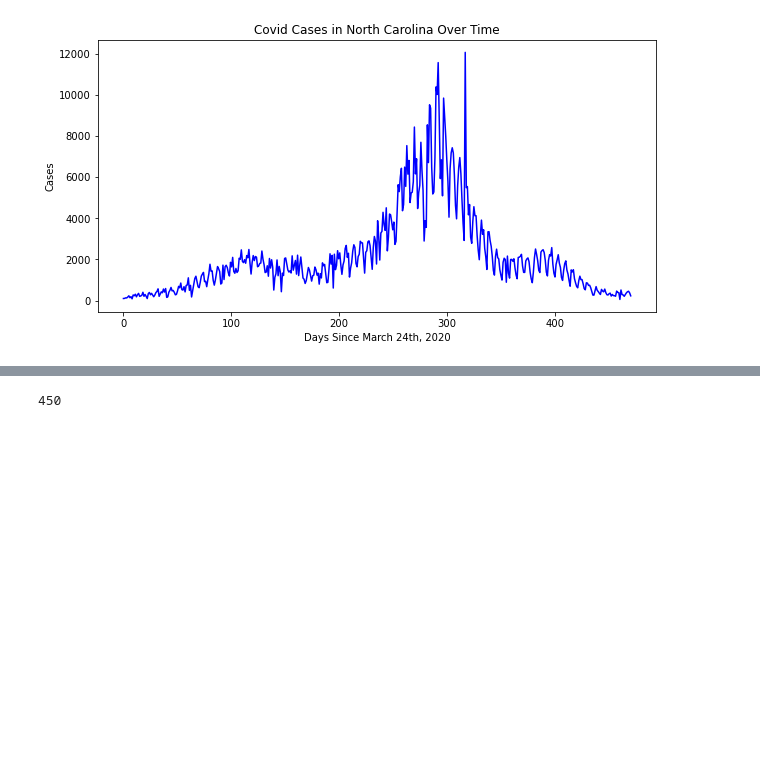
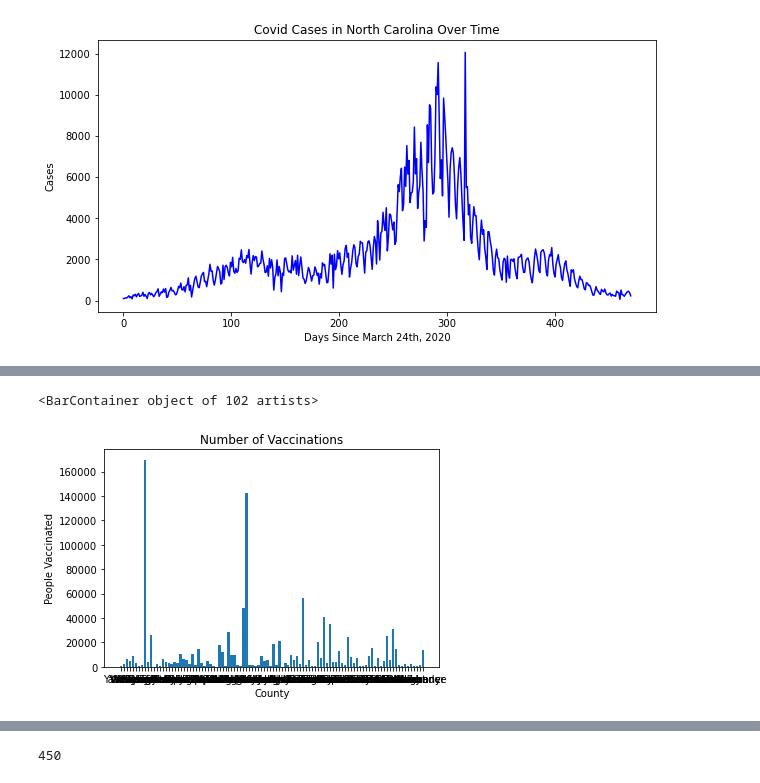
Before and after one commit to abhi-vinnakota/ValiantVaccinators, a Jupyter notebook: Valiant Vaccinators.ipynb, the cells around one changed output, grey strips where cells are left out. Cells and saved outputs as stored; diff of their text form; code cells hidden in the pictures; blank space fills up the shorter version.

```diff
--- a/Valiant Vaccinators.ipynb
+++ b/Valiant Vaccinators.ipynb
@@ -64,0 +76,3 @@ covid_america.head()
+# %%
+covid_vac = covid_county_vac.loc[covid_county_vac["Measure Names"] != "People Fully Vaccinated                   NC Providers"]
+covid_vac_nc = covid_county_vac.loc[covid_county_vac["Measure Names"] != "People Fully Vaccinated                         Federal Pharmacy Programs"]
@@ -64,0 +97,8 @@ covid_america.head()
+# %%
+plt.xlabel('County')
+plt.ylabel('People Vaccinated')
+plt.title('Number of Vaccinations')
+plt.bar(covid_vac["County"], covid_vac["Measure Values"])
+# %% [output]
+<BarContainer object of 102 artists>
+[figure, added]
```
Also changed, not shown: parts of 15 cells of this notebook.
